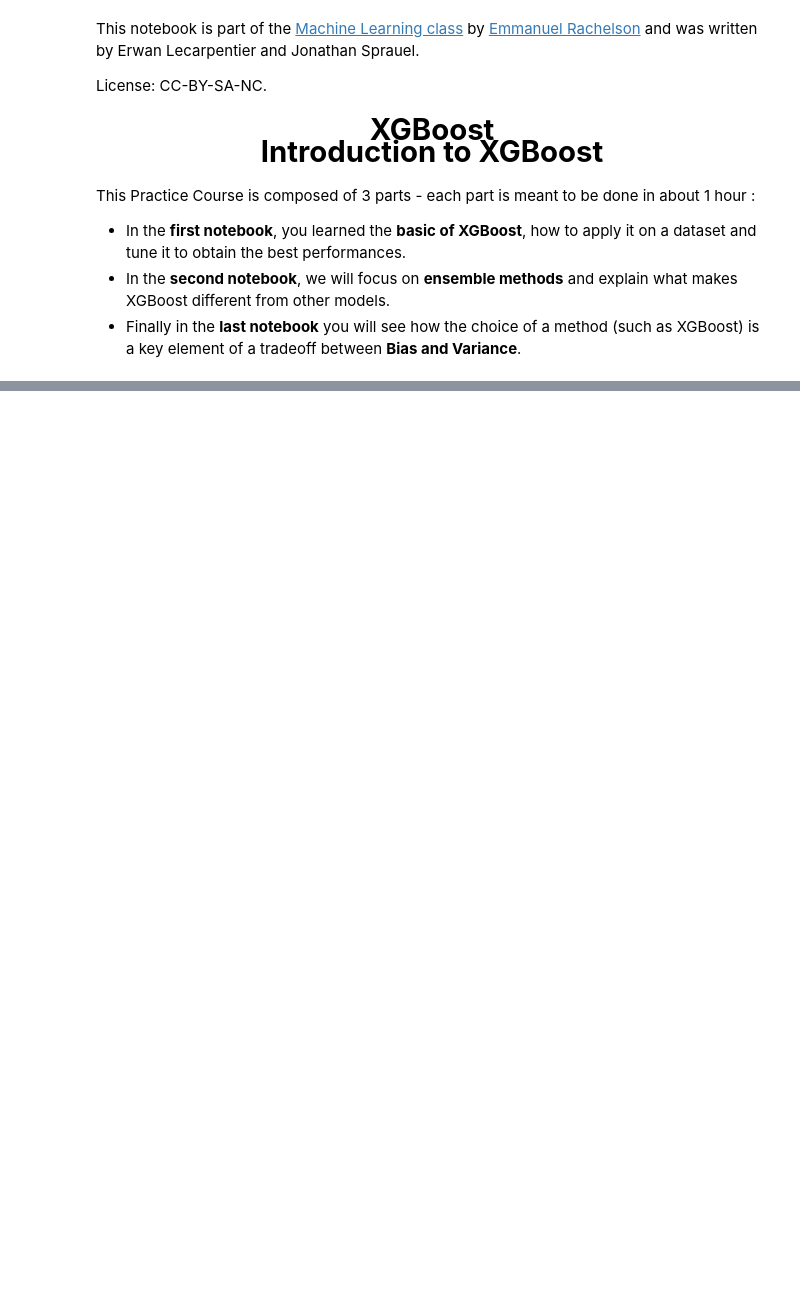
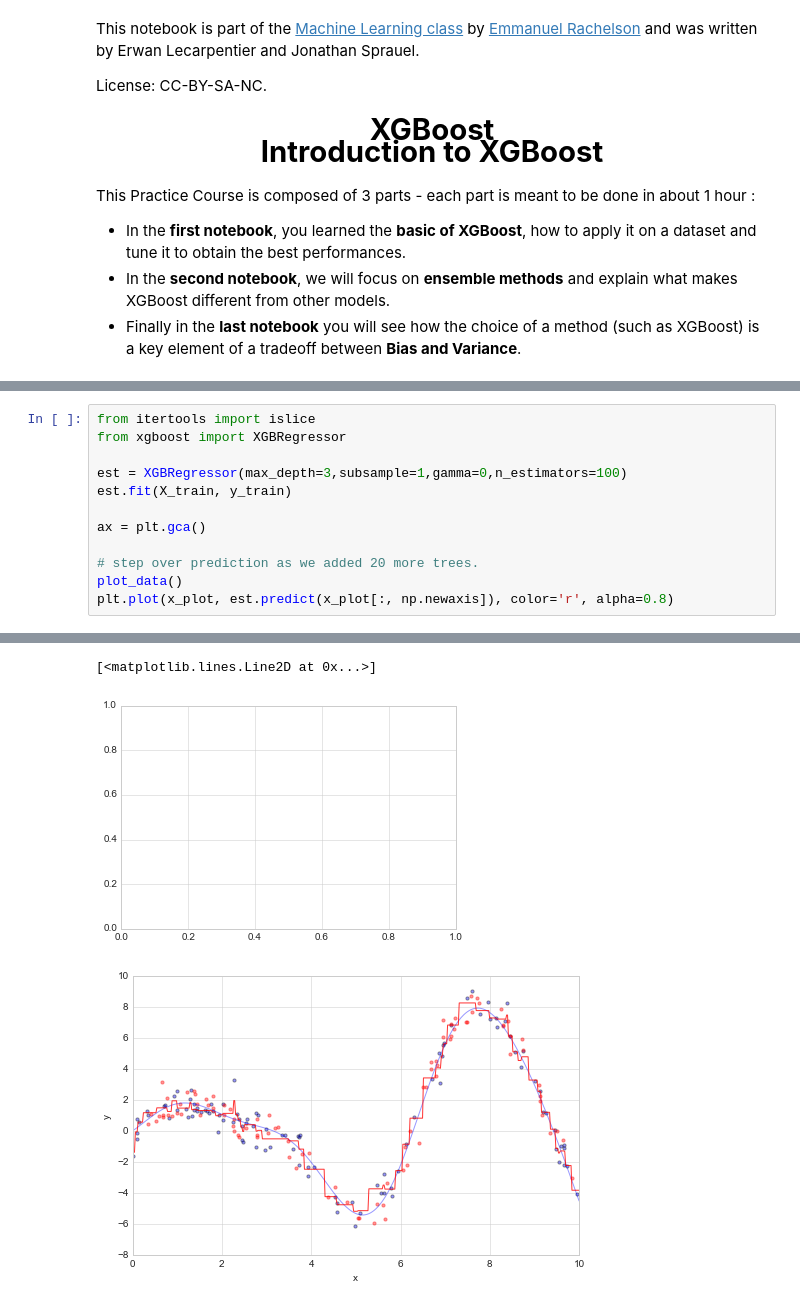
Before and after one commit to a3lentyr/XGBoostTutorial, a Jupyter notebook: 02 - XGBoost and ensemble models.ipynb, the cells around one changed output, grey strips where cells are left out. Drawn from its saved outputs; the diff is of its cells as text; blank space fills up the shorter version.

```diff
--- a/02 - XGBoost and ensemble models.ipynb
+++ b/02 - XGBoost and ensemble models.ipynb
@@ -198,0 +327,13 @@ Here are the steps :
+# %%
+from itertools import islice
+from xgboost import XGBRegressor
+
+est = XGBRegressor(max_depth=3,subsample=1,gamma=0,n_estimators=100)
+est.fit(X_train, y_train)
+
+ax = plt.gca()
+
+# step over prediction as we added 20 more trees.
+plot_data()
+plt.plot(x_plot, est.predict(x_plot[:, np.newaxis]), color='r', alpha=0.8)
+# %% [output]
@@ -198,0 +341,3 @@ Here are the steps :
+[<matplotlib.lines.Line2D at 0x...>]
+[figure, added]
+[figure, added]
```
Also changed, not shown: parts of 23 cells of this notebook.
